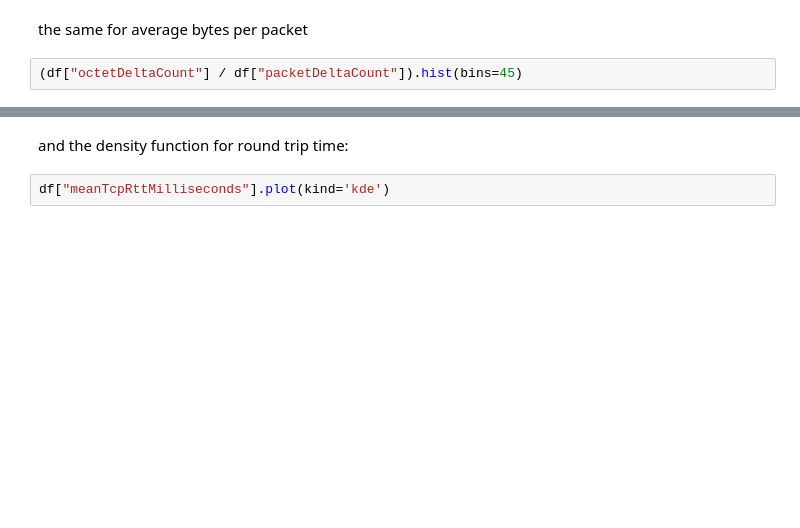
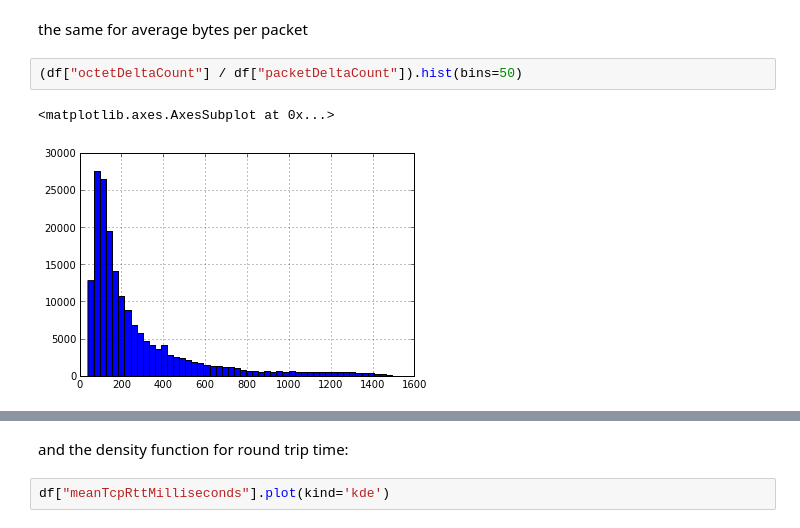
Before and after one commit to britram/qof, a Jupyter notebook: pytools/nmrg-talk.ipynb, the cells around one changed output, grey strips where cells are left out. Drawn from its saved outputs; the diff is of its cells as text; blank space fills up the shorter version.

```diff
--- a/pytools/nmrg-talk.ipynb
+++ b/pytools/nmrg-talk.ipynb
@@ -68,5 +119,8 @@ df["durationSeconds"].hist(bins=45)
 # %% [markdown]
 the same for average bytes per packet
 # %%
-(df["octetDeltaCount"] / df["packetDeltaCount"]).hist(bins=45)
+(df["octetDeltaCount"] / df["packetDeltaCount"]).hist(bins=50)
+# %% [output]
+<matplotlib.axes.AxesSubplot at 0x...>
+[figure, added]
 # %%
```
Also changed, not shown: parts of 40 cells of this notebook, 1 other file.
